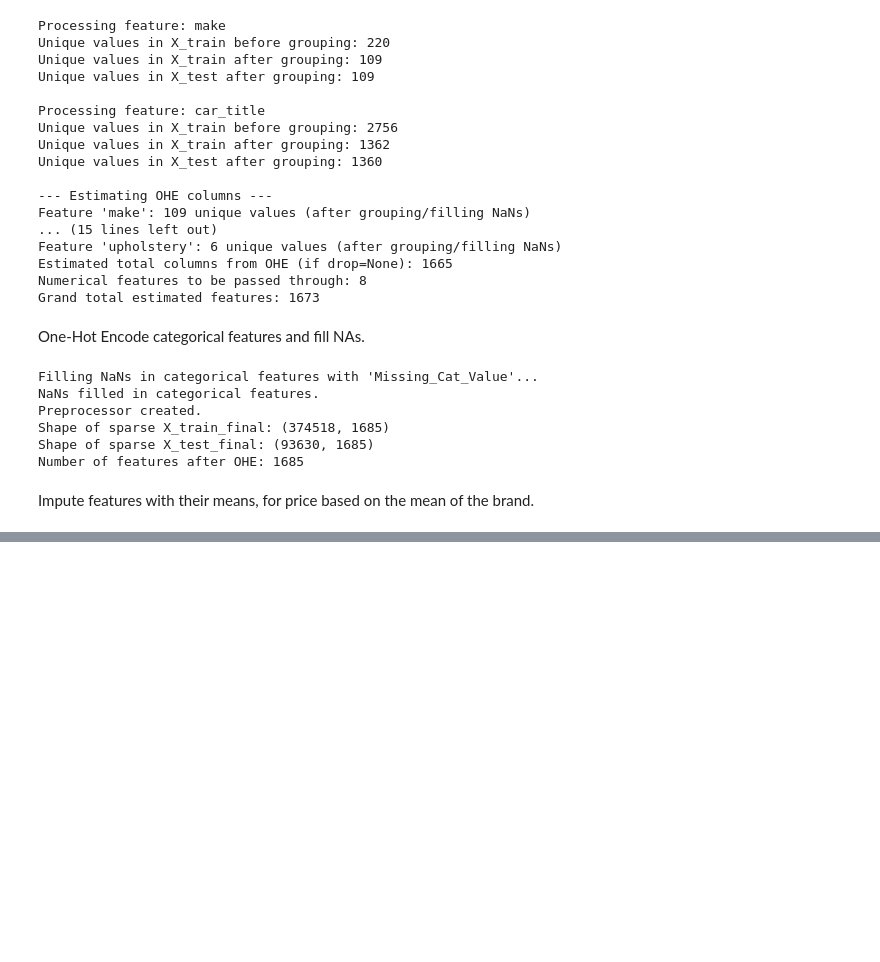
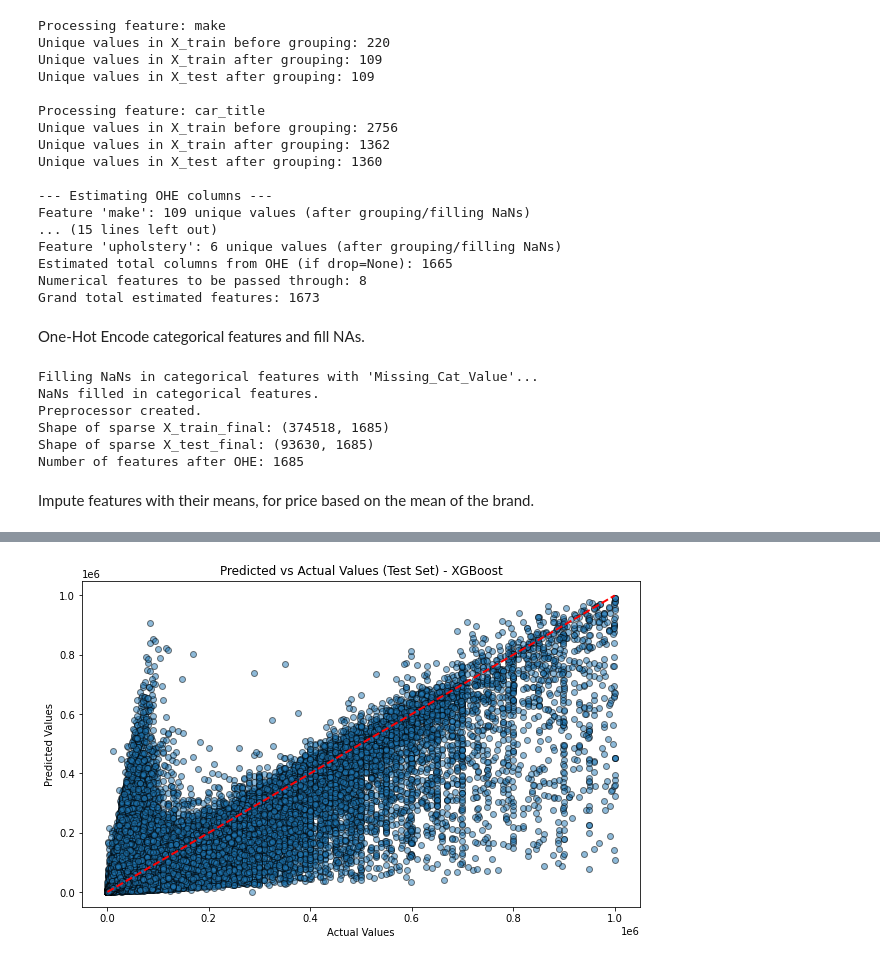
Before and after one commit to dfoddav2/SS25-capstone-project, a Jupyter notebook: prediction/price_prediction_rf.ipynb, the cells around one changed output, grey strips where cells are left out. Cells and saved outputs as stored; diff of their text form; code cells hidden in the pictures; blank space fills up the shorter version.

```diff
--- a/prediction/price_prediction_rf.ipynb
+++ b/prediction/price_prediction_rf.ipynb
@@ -175,7 +175,8 @@ Impute features with their means, for price based on the mean of the brand.
 # These are the columns in X_train_final_df / X_test_final_df that were originally numerical
 # and might need imputation if they had NaNs.
 numerical_cols_to_impute = [
-    col for col in final_feature_names if col in numerical_features]
+    col for col in final_feature_names if col in numerical_features
+]
 
 # Convert X_train_final and X_test_final (outputs of ColumnTransformer) to DataFrames.
 # It's crucial to align their indices with X_train_processed and X_test_processed
@@ -183,16 +184,17 @@ numerical_cols_to_impute = [
 X_train_final_df = pd.DataFrame(
     X_train_final.toarray() if hasattr(X_train_final, "toarray") else X_train_final,
     columns=final_feature_names,
-    index=X_train_processed.index  # Align index with pre-OHE data
+    index=X_train_processed.index,  # Align index with pre-OHE data
 )
 X_test_final_df = pd.DataFrame(
     X_test_final.toarray() if hasattr(X_test_final, "toarray") else X_test_final,
     columns=final_feature_names,
-    index=X_test_processed.index  # Align index with pre-OHE data
+    index=X_test_processed.index,  # Align index with pre-OHE data
 )
 
 print(
-    f"Numerical columns to impute in the final (post-OHE) data: {numerical_cols_to_impute}")
+    f"Numerical columns to impute in the final (post-OHE) data: {numerical_cols_to_impute}"
+)
 
 # Impute numerical features using make-specific means from the training data
 for col_name in numerical_cols_to_impute:
@@ -201,8 +203,7 @@ for col_name in numerical_cols_to_impute:
     # 1. Calculate make-specific means for the current numerical column 'col_name'
     #    USING ONLY TRAINING DATA (X_train_processed) to prevent data leakage.
     #    X_train_processed contains the original 'make' column and 'col_name'.
-    make_specific_col_means = X_train_processed.groupby('make')[
-        col_name].mean()
+    make_specific_col_means = X_train_processed.groupby("make")[col_name].mean()
 
     # 2. Calculate the overall mean for 'col_name' from TRAINING DATA as a fallback.
     overall_col_mean = X_train_processed[col_name].mean()
@@ -210,7 +211,7 @@ for col_name in numerical_cols_to_impute:
     # --- Impute X_train_final_df ---
     # Get the 'make' series from X_train_processed, aligned by index with X_train_final_df.
     # This ensures we use the correct 'make' for each row in X_train_final_df.
-    train_makes = X_train_processed.loc[X_train_final_df.index, 'make']
+    train_makes = X_train_processed.loc[X_train_final_df.index, "make"]
 
     # Create a series of imputation values by mapping each row's 'make' to its specific mean for 'col_name'.
     imputation_values_train = train_makes.map(make_specific_col_means)
@@ -218,31 +219,34 @@ for col_name in numerical_cols_to_impute:
     # Apply these mapped means to fill NaNs in the current column 'col_name' of X_train_final_df.
     # Series.fillna(Series) aligns on index, so this works as X_train_final_df[col_name] and imputation_values_train share an index.
     X_train_final_df[col_name] = X_train_final_df[col_name].fillna(
-        imputation_values_train)
+        imputation_values_train
+    )
 
     # For any NaNs still remaining (e.g., a 'make' in train_makes was not in make_specific_col_means
     # or make_specific_col_means itself had NaNs for that make), fill with the overall column mean.
-    X_train_final_df[col_name].fillna(overall_col_mean, inplace=True)
+    X_train_final_df[col_name] = X_train_final_df[col_name].fillna(overall_col_mean)
 
     # --- Impute X_test_final_df ---
     # Get the 'make' series from X_test_processed, aligned by index with X_test_final_df.
-    test_makes = X_test_processed.loc[X_test_final_df.index, 'make']
+    test_makes = X_test_processed.loc[X_test_final_df.index, "make"]
 
     # Create a series of imputation values by mapping each row's 'make' to its specific mean for 'col_name'
     # (using make_specific_col_means LEARNED FROM TRAINING DATA).
     imputation_values_test = test_makes.map(make_specific_col_means)
 
     # Apply these mapped means to fill NaNs in the current column 'col_name' of X_test_final_df.
-    X_test_final_df[col_name] = X_test_final_df[col_name].fillna(
-        imputation_values_test)
+    X_test_final_df[col_name] = X_test_final_df[col_name].fillna(imputation_values_test)
 
     # For any NaNs still remaining (e.g., a 'make' in test_makes was not in make_specific_col_means,
     # or new makes in test set), fill with the overall column mean (LEARNED FROM TRAINING DATA).
-    X_test_final_df[col_name].fillna(overall_col_mean, inplace=True)
+    X_test_final_df[col_name] = X_test_final_df[col_name].fillna(overall_col_mean)
+
 
 # Convert back to numpy arrays for the model
 X_train_final = X_train_final_df.values
 X_test_final = X_test_final_df.values
 
-print("Missing values in numerical columns imputed based on 'make'-specific and overall column means from training data.")
+print(
+    "Missing values in numerical columns imputed based on 'make'-specific and overall column means from training data."
+)
 # %% [output]
@@ -320,0 +364,10 @@ plt.show()
+# %%
+plt.figure(figsize=(10, 6))
+plt.scatter(y_test, y_pred_test_rf, alpha=0.5, edgecolors="k")
+plt.plot([y_test.min(), y_test.max()], [y_test.min(), y_test.max()], 'r--', lw=2)  # Diagonal line
+plt.xlabel("Actual Values")
+plt.ylabel("Predicted Values")
+plt.title("Predicted vs Actual Values (Test Set) - XGBoost")
+plt.show()
+# %% [output]
+[figure, added]
```
Also changed, not shown: parts of 17 cells of this notebook, 6 other files.
